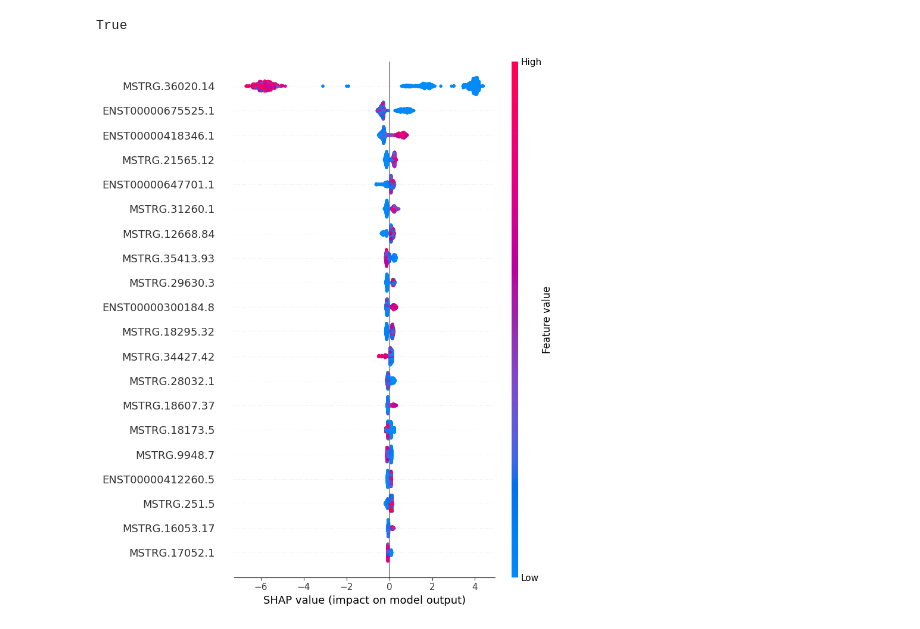
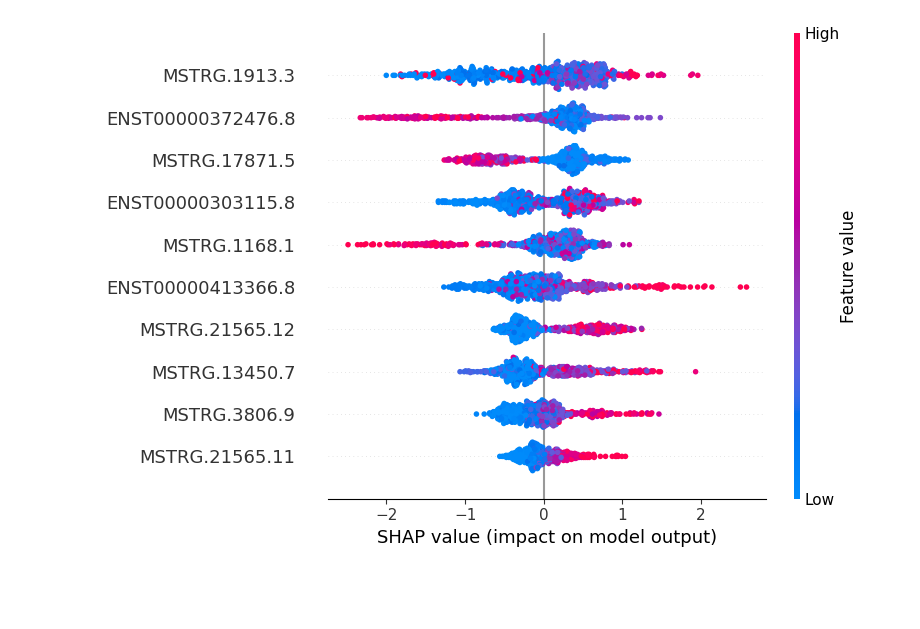
Before and after one commit to zodelheim/sea-infer-rna-seq, a Jupyter notebook: notebooks/Brain0LowMLScore.ipynb, the cells around one changed output. Saved outputs shown, nothing was run; the diff lists cells and outputs as text; code cells hidden in the pictures; blank space fills up the shorter version.

````diff
--- a/notebooks/Brain0LowMLScore.ipynb
+++ b/notebooks/Brain0LowMLScore.ipynb
@@ -43,7 +43,7 @@ use_CV = True
 model_type = 'catboost'
 model_type = 'xgboost'
 
-organ = ['BRAIN0', "HEART", "BRAIN1", 'None'][0]
+organ = ['BRAIN0', "HEART", "BRAIN1", 'None'][1]
 
 #! SHOLD BE THE SAME AS IN train_model.py
 # feature_importance_method = 'native'
@@ -52,7 +52,7 @@ feature_importance_method = 'SHAP'
 
 value_to_predict = 'Sex'
 
-sex = ['chrXY', 'chrX'][1]
+sex = ['chrXY', 'chrX', 'chrY', 'autosome'][2]
 # %%
 with open(f'../models/{model_type}.json', 'r') as file:
     model_params = json.load(file)
@@ -176,19 +192,24 @@ data_eval_header = pd.read_csv(fdir_external / organ / 'reg' / 'SraRunTable.txt'
 # print(data_eval_header.columns)
 # print('ground true: ', (data_eval_header['sex'].values == 'male').astype(int))
 
-features_fname = f"geuvadis_features_{sex}_calibration_{organ}.csv"
+features_fname = f"geuvadis_train_features_{sex}_calibration_{organ}.csv"
 features_list = pd.read_csv(ml_models_fdir / model_type / features_fname, index_col=0)
 
 data_eval = data_eval[features_list.index]
 
 X_eval = data_eval.values
-y_eval = data_eval_header['sex'].values
+y_eval = data_eval_header['sex'].replace(
+    {"female": "F", 'male': "M"}
+).values
+print(y_eval)
 
 label_encoder = LabelEncoder().fit(y_eval)
 y_eval = label_encoder.transform(y_eval)
 
-X_eval = RobustScaler().fit_transform(X_eval)
-X_eval[:, 5] = X_eval[:, 5] - 0.25
+scaler = RobustScaler().fit(X_eval)
+X_eval = scaler.transform(X_eval)
+
+# X_eval = RobustScaler().fit_transform(X_eval)
 
 proba = np.zeros(shape=(X_eval.shape[0], 2))
 pred = np.zeros(shape=(X_eval.shape[0]))
@@ -201,8 +222,8 @@ precisions = []
 recalls = []
 
 for i in range(1):
-    saved_model_filename = f"geuvadis_fold{i}_{sex}_calibration_{organ}.json"
-    model.load_model(fname=ml_models_fdir / model_type / saved_model_filename)
+    # saved_model_filename = f"geuvadis_fold{i}_{sex}_calibration_{organ}.json"
+    # model.load_model(fname=ml_models_fdir / model_type / saved_model_filename)
 
     proba += model.predict_proba(X_eval)
     pred_ = model.predict(X_eval)
@@ -249,5 +270,5 @@ print(f"{mean_recall=},")
 print("-" * 20)
 print('```')
 
-# print(features_list)
+print(features_list)
 # %% [output]
@@ -263,14 +293,12 @@ mean_recall=1.0,
-# %%
-(data.columns == data_eval.columns).min()
-# %% [output]
-True
 # %%
 X_train = pd.DataFrame(data=X_train, columns=data.columns)
 
 explainer = shap.TreeExplainer(model)
 shap_values = explainer.shap_values(X_train)
-shap.summary_plot(shap_values, X_train)
+shap.summary_plot(shap_values, X_train, feature_names=data.columns,)
+
+
 # xgboost.plot_importance(model, importance_type="cover")
 # shap.dependence_plot('MSTRG.36020.14', shap_values, X_train)
 # %% [output]
-[figure, old version]
+[figure, new version]
````
Also changed, not shown: parts of 12 cells of this notebook, 1 other file.
